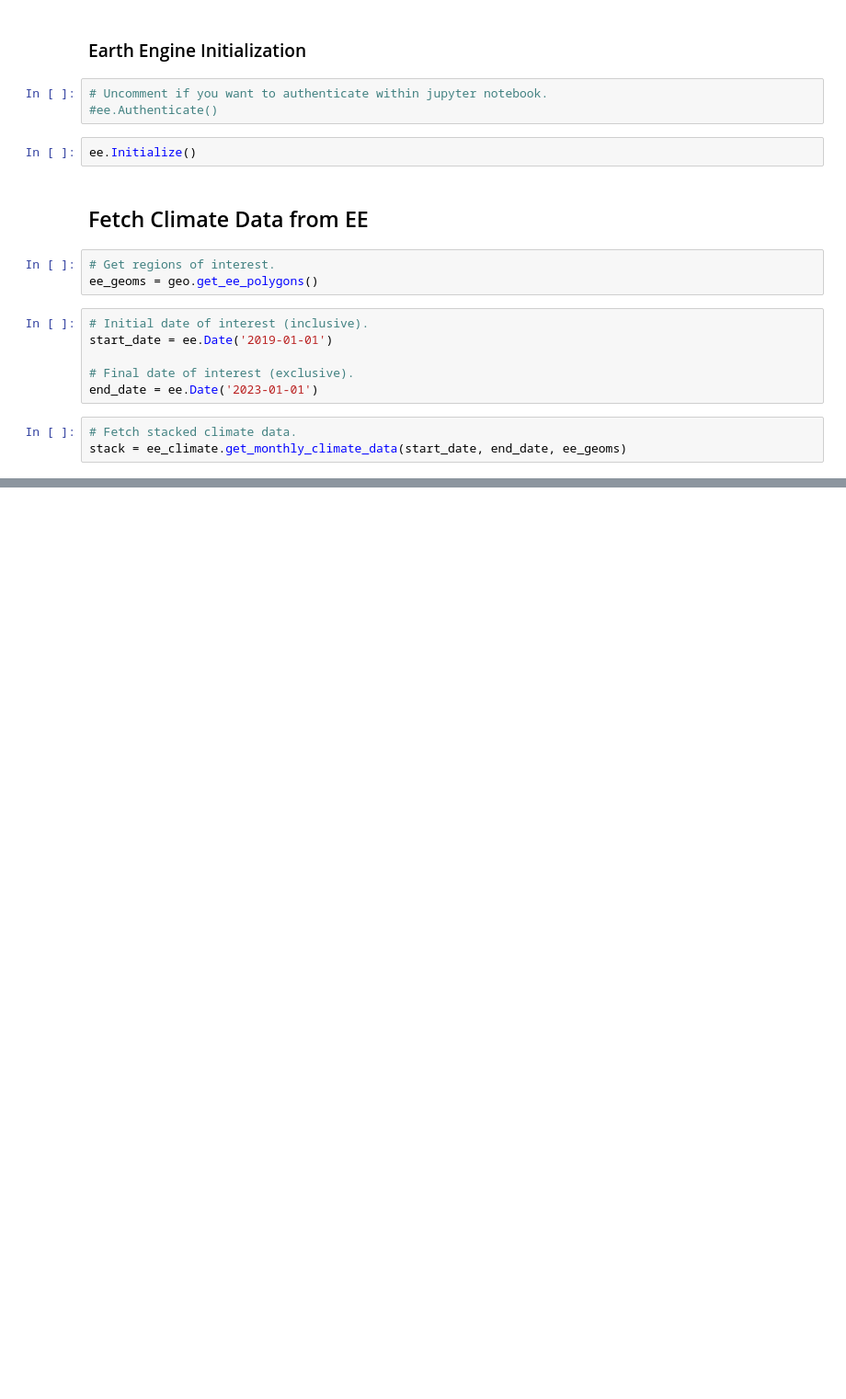
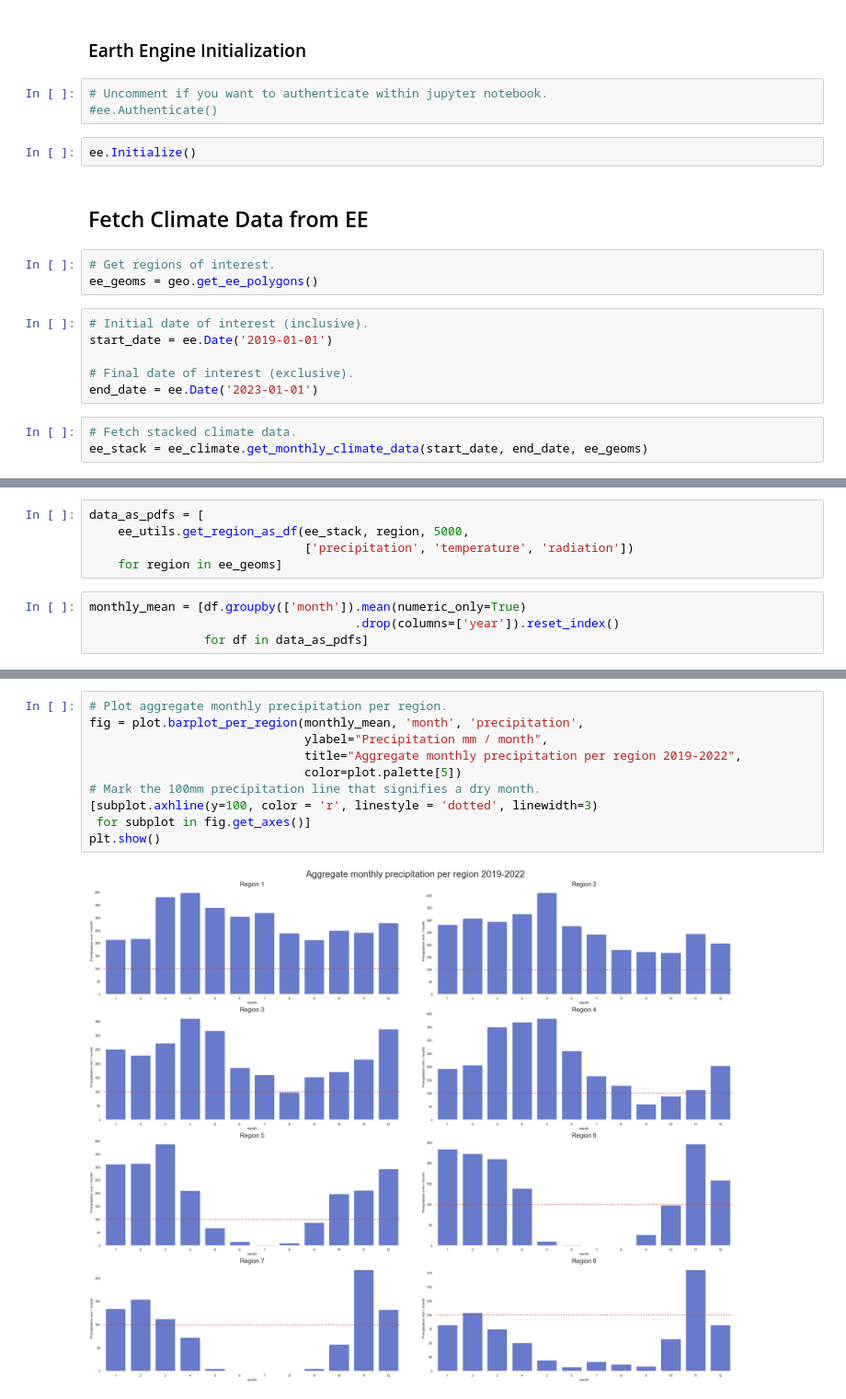
Before and after one commit to 4C-Guided-Team-Challenge/drought-with-gedi, a Jupyter notebook: notebooks/exploratory/ClimateData.ipynb, the cells around one changed output, grey strips where cells are left out. Shown: that part at 92% size. Drawn from its saved outputs; the diff is of its cells as text; blank space fills up the shorter version.

Commit message:
Aggregates climatic data monthly and plots it

```diff
--- a/notebooks/exploratory/ClimateData.ipynb
+++ b/notebooks/exploratory/ClimateData.ipynb
@@ -31,4 +33,4 @@ start_date = ee.Date('2019-01-01')
 end_date = ee.Date('2023-01-01')
 # %%
 # Fetch stacked climate data.
-stack = ee_climate.get_monthly_climate_data(start_date, end_date, ee_geoms)
+ee_stack = ee_climate.get_monthly_climate_data(start_date, end_date, ee_geoms)
@@ -58,0 +37,9 @@ Mean monthly temperature in Region 7: 302.7136101178274
+# %%
+data_as_pdfs = [
+    ee_utils.get_region_as_df(ee_stack, region, 5000,
+                              ['precipitation', 'temperature', 'radiation'])
+    for region in ee_geoms]
+# %%
+monthly_mean = [df.groupby(['month']).mean(numeric_only=True)
+                                     .drop(columns=['year']).reset_index()
+                for df in data_as_pdfs]
@@ -58,0 +58,12 @@ Mean monthly temperature in Region 7: 302.7136101178274
+# %%
+# Plot aggregate monthly precipitation per region.
+fig = plot.barplot_per_region(monthly_mean, 'month', 'precipitation',
+                              ylabel="Precipitation mm / month",
+                              title="Aggregate monthly precipitation per region 2019-2022",
+                              color=plot.palette[5])
+# Mark the 100mm precipitation line that signifies a dry month.
+[subplot.axhline(y=100, color = 'r', linestyle = 'dotted', linewidth=3)
+ for subplot in fig.get_axes()]
+plt.show()
+# %% [output]
+[figure, added]
```
Also changed, not shown: parts of 6 cells of this notebook, 4 other files.
